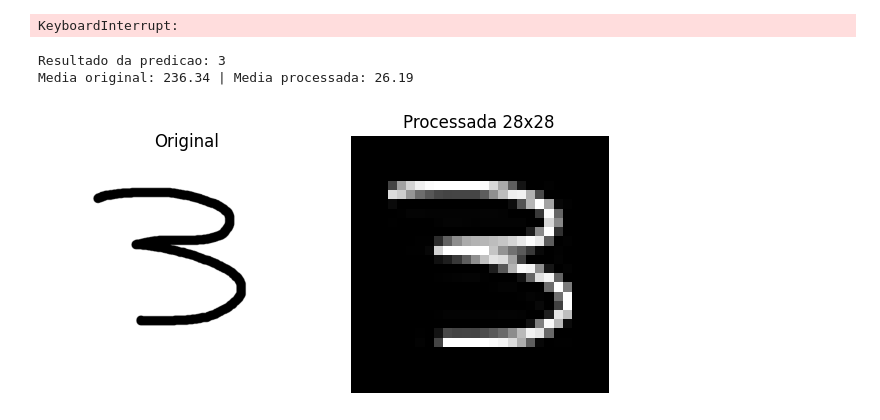
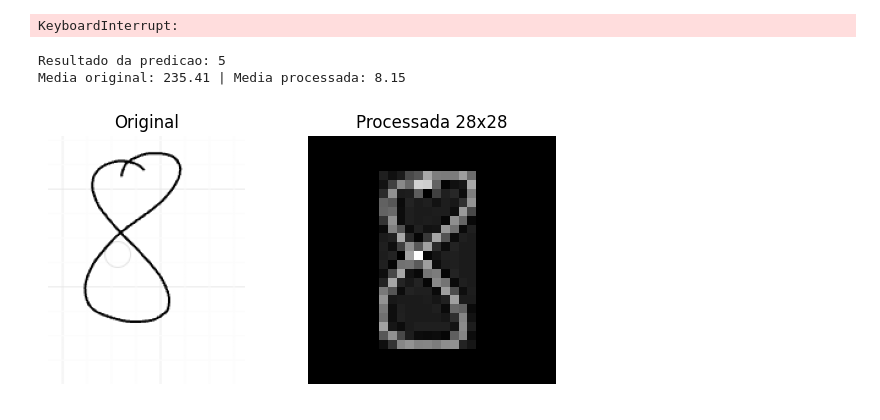
Before and after one commit to raf7525/sexto-periodo, a Jupyter notebook: machine/class_numero_randomforest.ipynb, the cells around one changed output. Cells and saved outputs as stored; diff of their text form; code cells hidden in the pictures.

```diff
--- a/machine/class_numero_randomforest.ipynb
+++ b/machine/class_numero_randomforest.ipynb
@@ -120,14 +120,14 @@ ValueError: all the input array dimensions except for the concatenation axis mus
 # %%
 from sklearn.pipeline import Pipeline
 
-X_train, X_test, y_train, y_test = train_test_split(X, y, test_size=0.2, random_state=42)##X eh o estudo e y eh o teste
+X_train, X_test, y_train, y_test = train_test_split(X, y, test_size=0.3, random_state=42)##X eh o estudo e y eh o teste
 print("Treinando o modelo...")
 log_clf = Pipeline([
     ('scaler', StandardScaler()),
     ('logreg', LogisticRegression(max_iter=1000))
     ]
  )
-rf_clf = RandomForestClassifier(n_estimators=200, random_state=42)
+rf_clf = RandomForestClassifier(n_estimators=300, random_state=42)
 svm_clf = Pipeline([
     ('scaler', StandardScaler()),
     ('svc', SVC(gamma='scale'))
@@ -206,36 +216,36 @@ def prever_digito(caminho_arquivo, modelo, aplicar_inversao=True):
     img_array = np.array(img_proc).reshape(1, -1)
     return modelo.predict(img_array)[0], img_original, img_proc
 
-diretorio = '/home/raf75/sexto-periodo/machine/fotos'
-nome_arquivo = 'teste_3.png'
+diretorio = '/home/rafaelbarros/estudo_6periodo/sexto-periodo/machine/fotos'
+nome_arquivo = '8_test_in.png'
 caminho_completo = os.path.join(diretorio, nome_arquivo)
 
 aplicar_inversao = True
 
 try:
     resultado, img_orig, img_proc = prever_digito(
         caminho_completo,
         voting_clf,
         aplicar_inversao=aplicar_inversao,
     )
     print(f"\nResultado da predicao: {resultado}")
     print(f"Media original: {np.array(img_orig).mean():.2f} | Media processada: {np.array(img_proc).mean():.2f}")
 
     plt.figure(figsize=(6, 3))
     plt.subplot(1, 2, 1)
     plt.title('Original')
     plt.imshow(img_orig, cmap='gray')
     plt.axis('off')
 
     plt.subplot(1, 2, 2)
     plt.title('Processada 28x28')
     plt.imshow(img_proc, cmap='gray')
     plt.axis('off')
     plt.tight_layout()
     plt.show()
 except FileNotFoundError:
     print(f"\nErro: O arquivo {caminho_completo} nao foi encontrado.")
 # %% [output]
-Resultado da predicao: 3
-Media original: 236.34 | Media processada: 26.19
+Resultado da predicao: 5
+Media original: 235.41 | Media processada: 8.15
-[figure, old version]
+[figure, new version]
```
Also changed, not shown: parts of 1 cell of this notebook, 2 other files.
